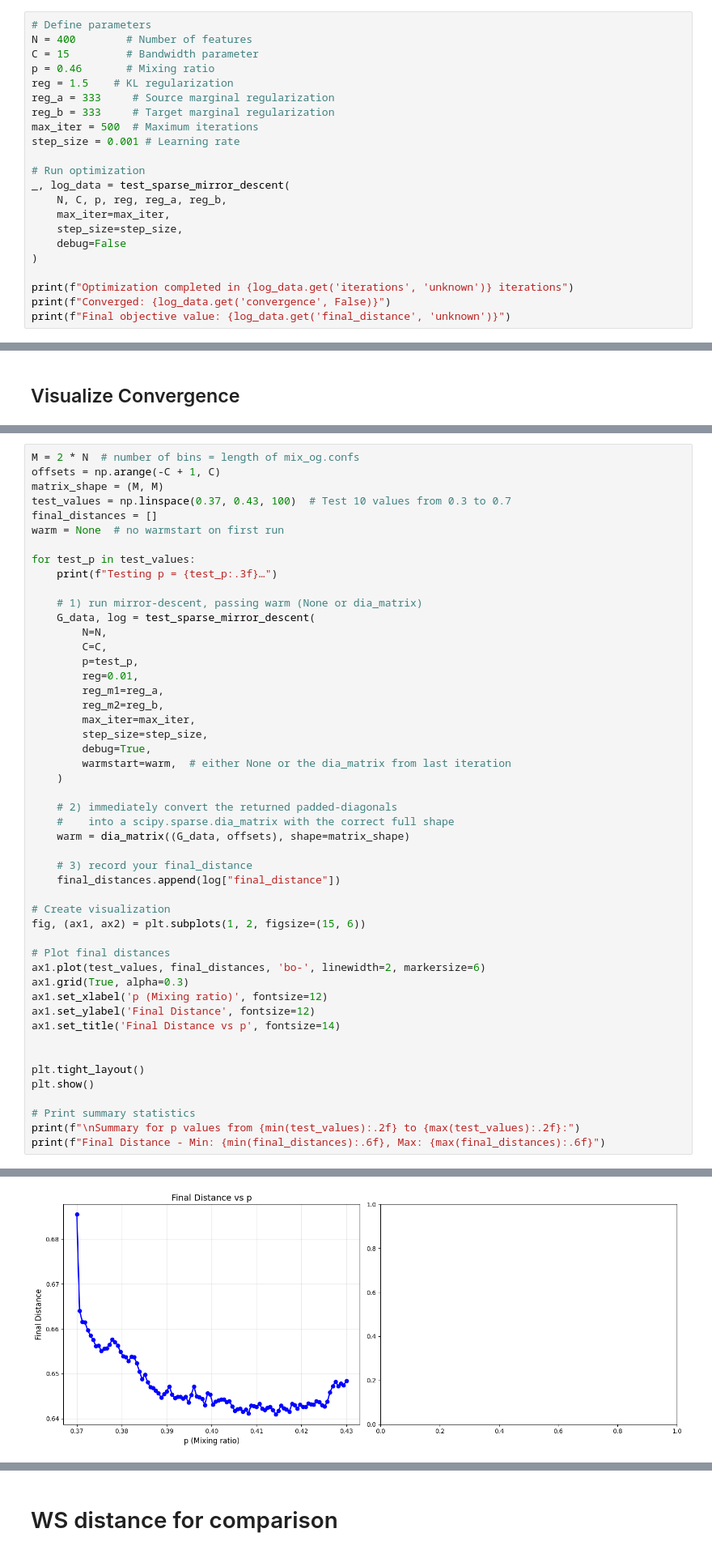
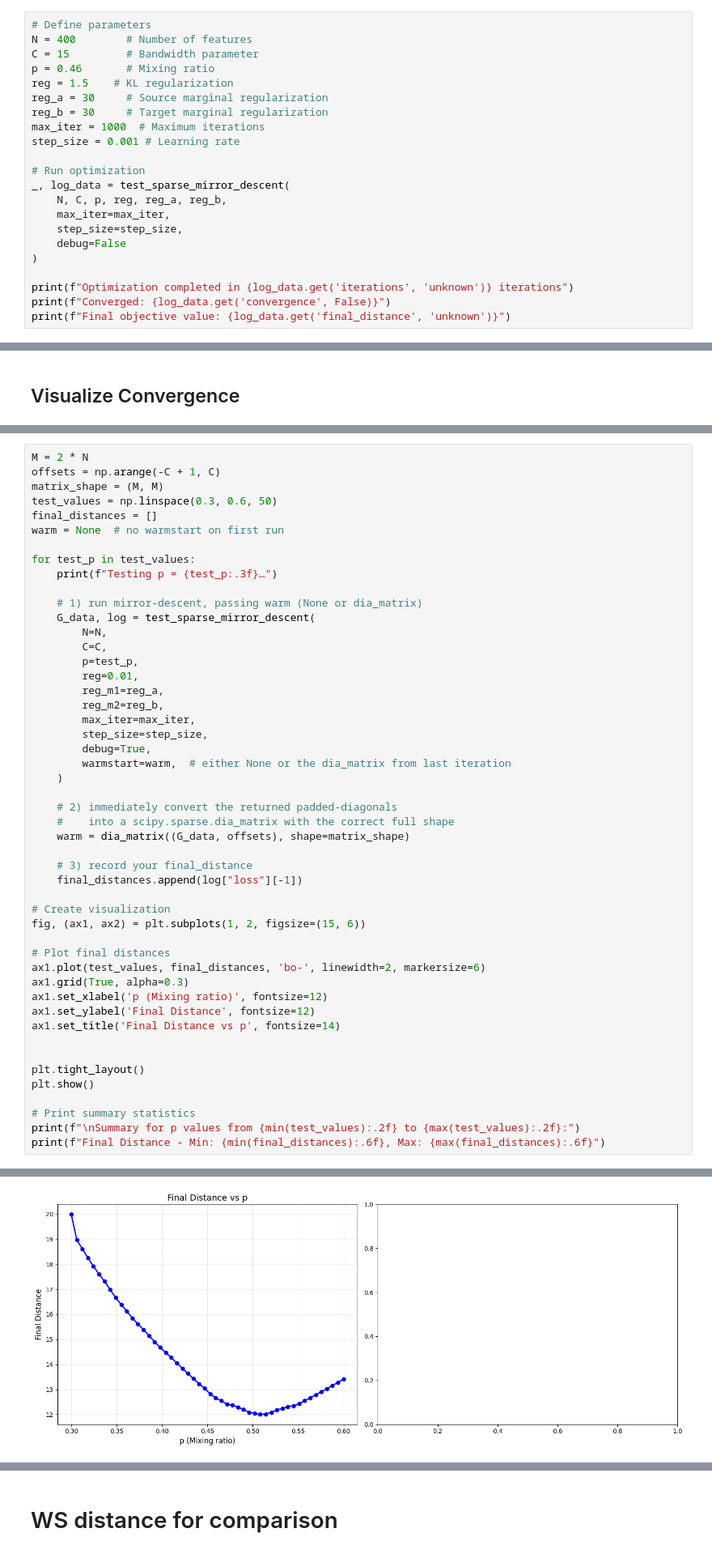
Before and after one commit to janwan2003/wasserstein, a Jupyter notebook: SimpleDecent/mirror_descent_convergence.ipynb, the cells around one changed output, grey strips where cells are left out. Shown at 81% size. Cells and saved outputs as stored; diff of their text form.

```diff
--- a/SimpleDecent/mirror_descent_convergence.ipynb
+++ b/SimpleDecent/mirror_descent_convergence.ipynb
@@ -18,9 +18,9 @@ N = 400        # Number of features
 C = 15         # Bandwidth parameter
 p = 0.46       # Mixing ratio
 reg = 1.5    # KL regularization
-reg_a = 333     # Source marginal regularization
-reg_b = 333     # Target marginal regularization
-max_iter = 500  # Maximum iterations
+reg_a = 30     # Source marginal regularization
+reg_b = 30     # Target marginal regularization
+max_iter = 1000  # Maximum iterations
 step_size = 0.001 # Learning rate
 
 # Run optimization
@@ -79,8 +79,8 @@ Let's explore how the function behaves for different parameter values between 30
 # %%
-M = 2 * N  # number of bins = length of mix_og.confs
+M = 2 * N
 offsets = np.arange(-C + 1, C)
 matrix_shape = (M, M)
-test_values = np.linspace(0.37, 0.43, 100)  # Test 10 values from 0.3 to 0.7
+test_values = np.linspace(0.3, 0.6, 50)
 final_distances = []
 warm = None  # no warmstart on first run
 
@@ -106,7 +106,7 @@ for test_p in test_values:
     warm = dia_matrix((G_data, offsets), shape=matrix_shape)
 
     # 3) record your final_distance
-    final_distances.append(log["final_distance"])
+    final_distances.append(log["loss"][-1])
 
 # Create visualization
 fig, (ax1, ax2) = plt.subplots(1, 2, figsize=(15, 6))
@@ -146 +146 @@ Loss reduction: 0.02008918200725418
-[figure, old version]
+[figure, new version]
```
Also changed, not shown: parts of 4 cells of this notebook, 1 other file.
